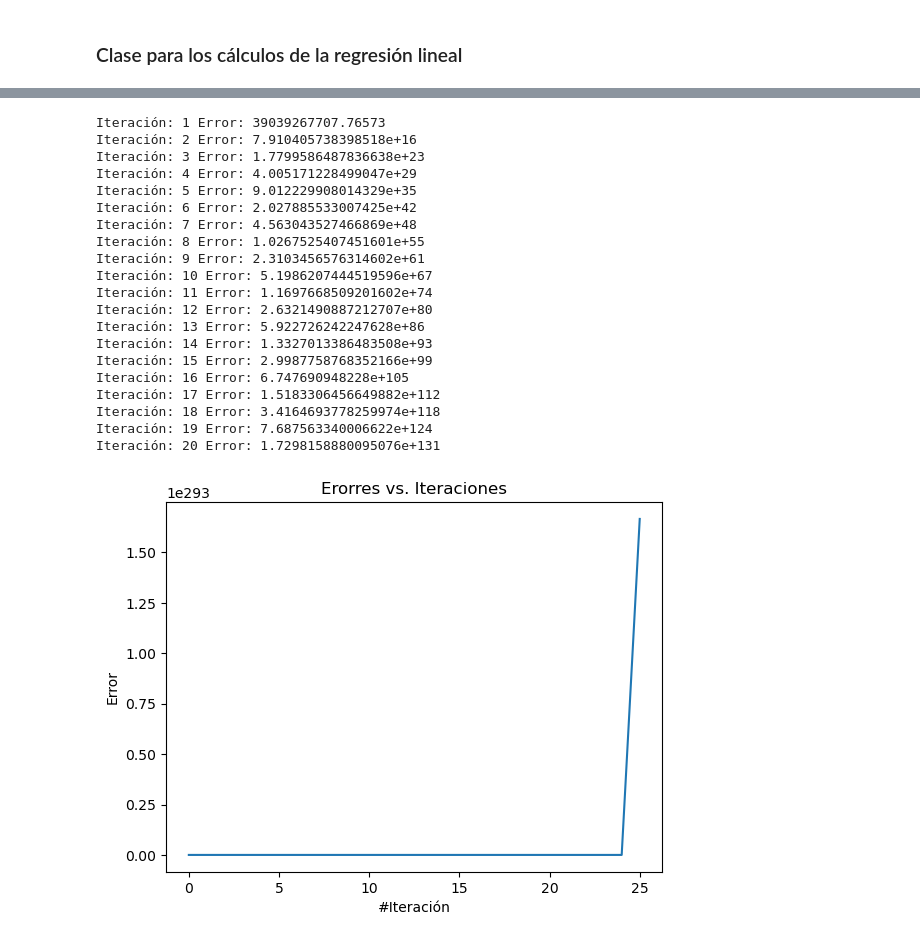
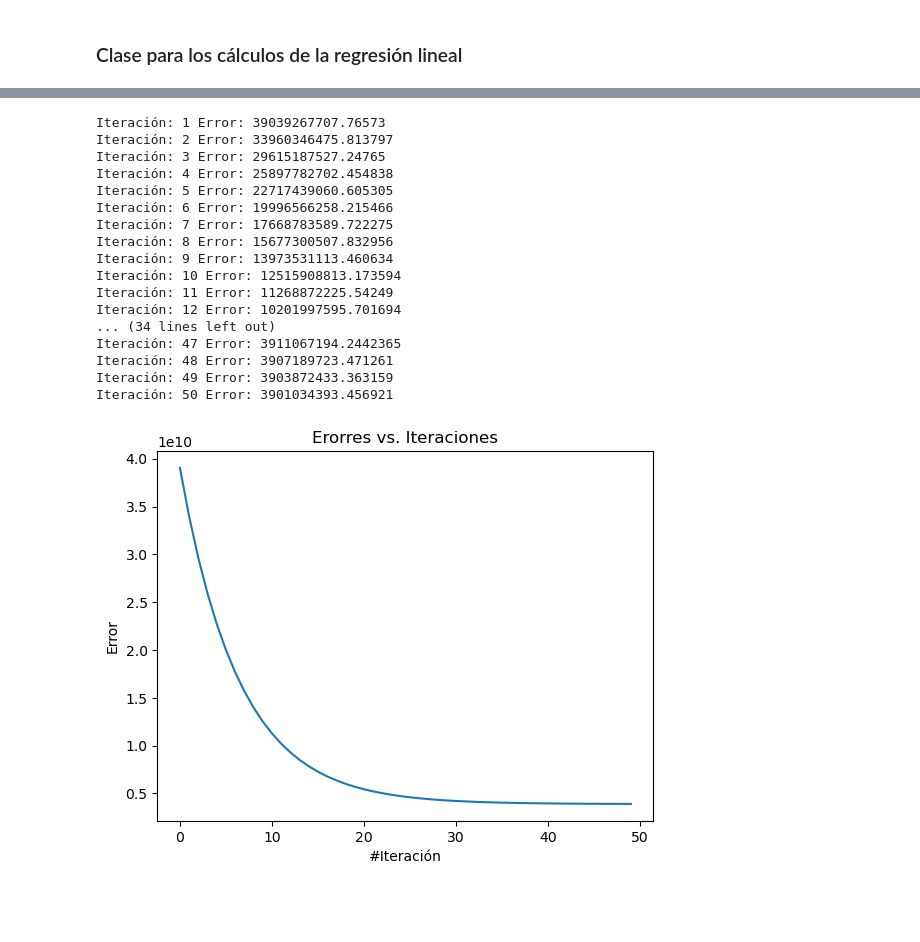
Before and after one commit to fernandosagastume/Proyecto1-DataSciencePy, a Jupyter notebook: src_code.ipynb, the cells around one changed output, grey strips where cells are left out. Saved outputs shown, nothing was run; the diff lists cells and outputs as text; code cells hidden in the pictures; blank space fills up the shorter version.

Commit message:
Fixes a los epochs y el learning rate de los modelos para encontrar una solución posible

```diff
--- a/src_code.ipynb
+++ b/src_code.ipynb
@@ -203,7 +203,7 @@ class RegresionLineal:
             beta = beta - learning_rate * gradiente_beta
 
             # Se almacena el modelo y el error de cada iteración
-            self.modelos[i] = y_pred
+            self.modelos[i] = beta
             self.errores[i] = error
 
             # Imprimimos el error cada ciertas iteraciones
@@ -227,7 +227,6 @@ class RegresionLineal:
         plt.title('Modelos vs. Iteraciones')
         plt.xlabel('X')
         plt.ylabel('Y')
-        #plt.legend()
         plt.show()
 
     def modelo_sklearn(self, x, y):
@@ -295,33 +288,30 @@ Iteración: 50 Error: 1580016728.6486561
 # %%
 # Se setean los parámetros para las iteraciones de X2
-epochs_1 = 20
+epochs_1 = 50
 print_errors_1 = 1
-learning_rate_1 = 0.001
+learning_rate_1 = 0.00000005
 n_plot_modelos_1 = 5
 # %%
 # Se realiza el entrenamiento con X2
 RL_X2.entrenar(X2_INDEP, Y_DEP, epochs_1, print_errors_1, learning_rate_1)
 RL_X2.plot_errores()
-#RL_X1.plot_modelos(n_plot_modelos_1, X2_INDEP, Y_DEP)
+RL_X2.plot_modelos(n_plot_modelos_1, X2_INDEP, Y_DEP)
 # %% [output]
 Iteración: 1 Error: 39039267707.76573
-Iteración: 2 Error: 7.910405738398518e+16
-Iteración: 3 Error: 1.7799586487836638e+23
-Iteración: 4 Error: 4.005171228499047e+29
-Iteración: 5 Error: 9.012229908014329e+35
-Iteración: 6 Error: 2.027885533007425e+42
-Iteración: 7 Error: 4.563043527466869e+48
-Iteración: 8 Error: 1.0267525407451601e+55
-Iteración: 9 Error: 2.3103456576314602e+61
-Iteración: 10 Error: 5.1986207444519596e+67
-Iteración: 11 Error: 1.1697668509201602e+74
-Iteración: 12 Error: 2.6321490887212707e+80
-Iteración: 13 Error: 5.922726242247628e+86
-Iteración: 14 Error: 1.3327013386483508e+93
-Iteración: 15 Error: 2.9987758768352166e+99
-Iteración: 16 Error: 6.747690948228e+105
-Iteración: 17 Error: 1.5183306456649882e+112
-Iteración: 18 Error: 3.4164693778259974e+118
-Iteración: 19 Error: 7.687563340006622e+124
-Iteración: 20 Error: 1.7298158880095076e+131
+Iteración: 2 Error: 33960346475.813797
+Iteración: 3 Error: 29615187527.24765
+Iteración: 4 Error: 25897782702.454838
+Iteración: 5 Error: 22717439060.605305
+Iteración: 6 Error: 19996566258.215466
+Iteración: 7 Error: 17668783589.722275
+Iteración: 8 Error: 15677300507.832956
+Iteración: 9 Error: 13973531113.460634
+Iteración: 10 Error: 12515908813.173594
+Iteración: 11 Error: 11268872225.54249
+Iteración: 12 Error: 10201997595.701694
+... (34 lines left out)
+Iteración: 47 Error: 3911067194.2442365
+Iteración: 48 Error: 3907189723.471261
+Iteración: 49 Error: 3903872433.363159
+Iteración: 50 Error: 3901034393.456921
-[figure, old version]
+[figure, new version]
```
Also changed, not shown: parts of 3 cells of this notebook.
